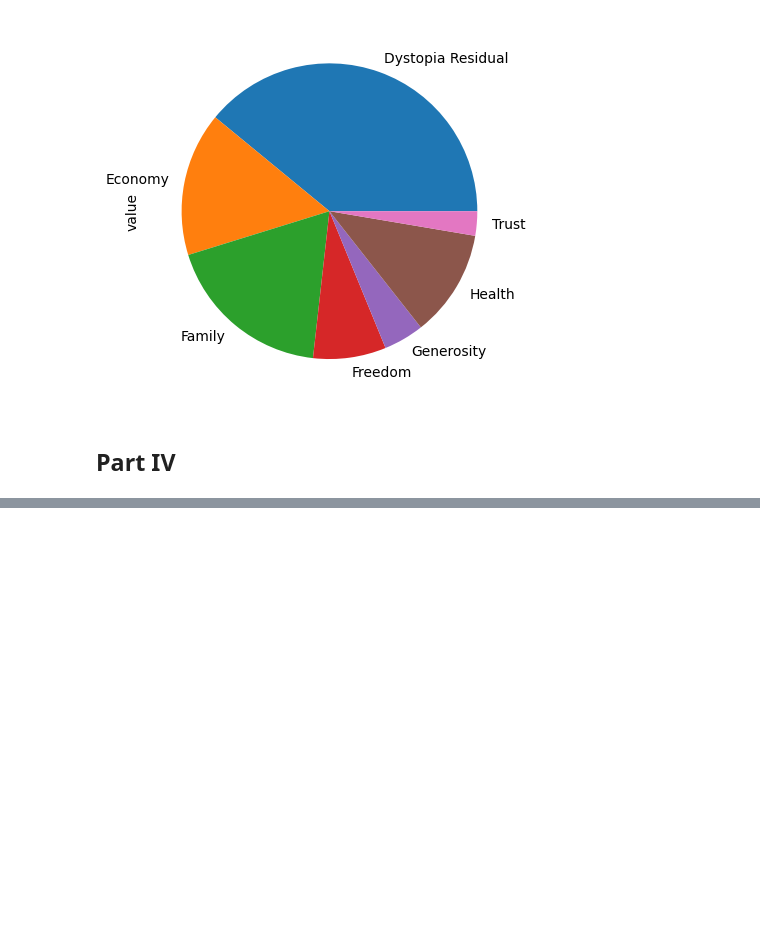
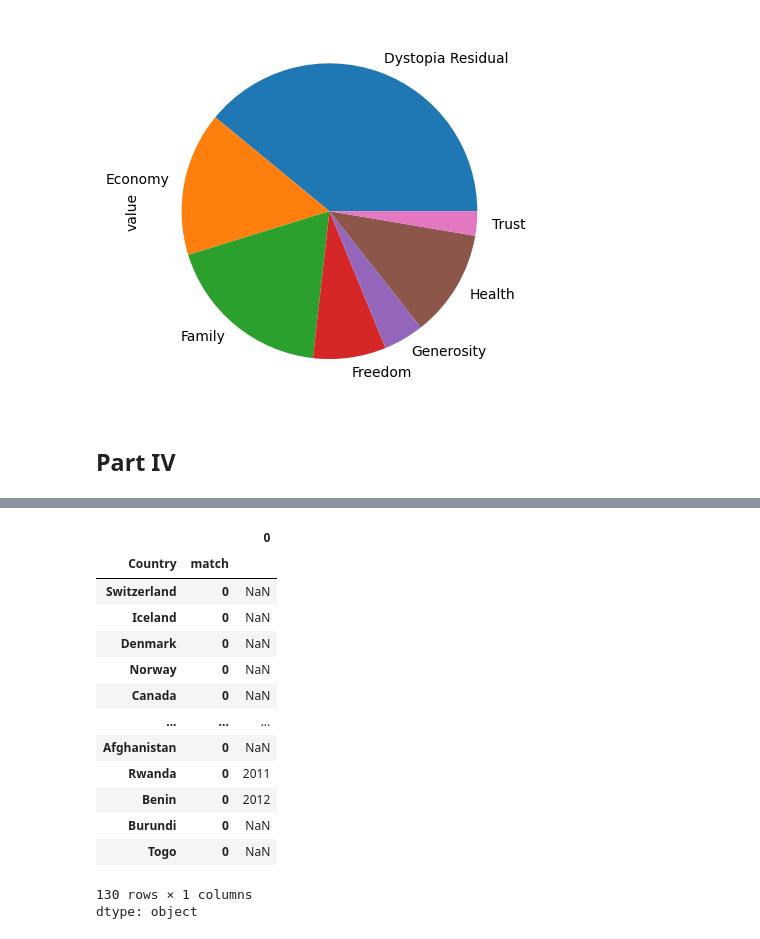
Before and after one commit to Krzesimir13/DataQuest, a Jupyter notebook: world_happiness.ipynb, the cells around one changed output, grey strips where cells are left out. Cells and saved outputs as stored; diff of their text form; code cells hidden in the pictures; blank space fills up the shorter version.

```diff
--- a/world_happiness.ipynb
+++ b/world_happiness.ipynb
@@ -555,0 +787,22 @@ plt.show()
+# %%
+pattern = r"(?P<First_Year>[1-2][0-9]{3})/?(?P<Second_Year>[0-9]{2})?"
+
+years = merged['IESurvey'].str.extractall(pattern)
+years['First_Year'].str[:2]
+years['First_Year'].str[:2] + years['Second_Year']
+# %% [output]
+|  |  | 0 |
+| Country | match |  |
+| Switzerland | 0 | NaN |
+| Iceland | 0 | NaN |
+| Denmark | 0 | NaN |
+| Norway | 0 | NaN |
+| Canada | 0 | NaN |
+| ... | ... | ... |
+| Afghanistan | 0 | NaN |
+| Rwanda | 0 | 2011 |
+| Benin | 0 | 2012 |
+| Burundi | 0 | NaN |
+| Togo | 0 | NaN |
+130 rows × 1 columns
+dtype: object
```
Also changed, not shown: parts of 20 cells of this notebook.
